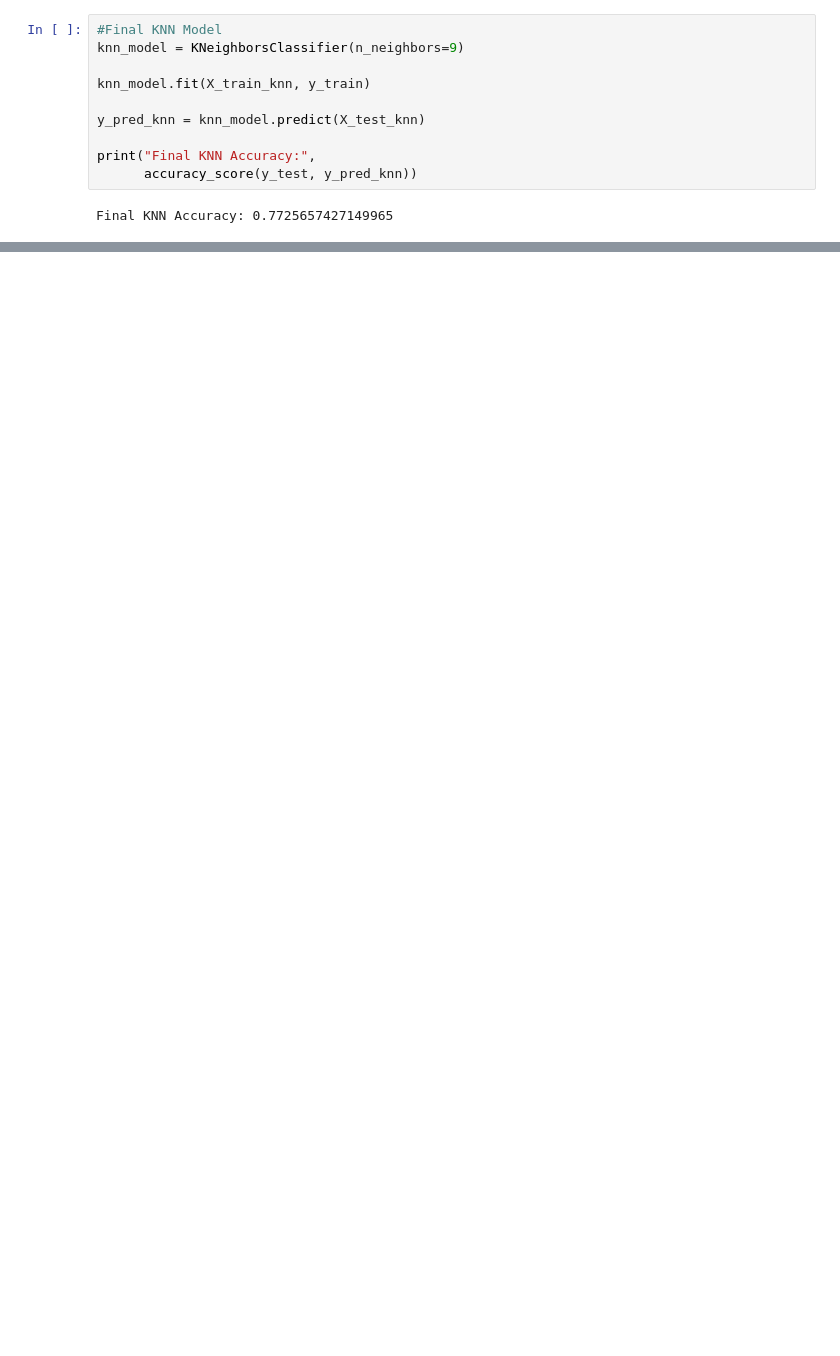
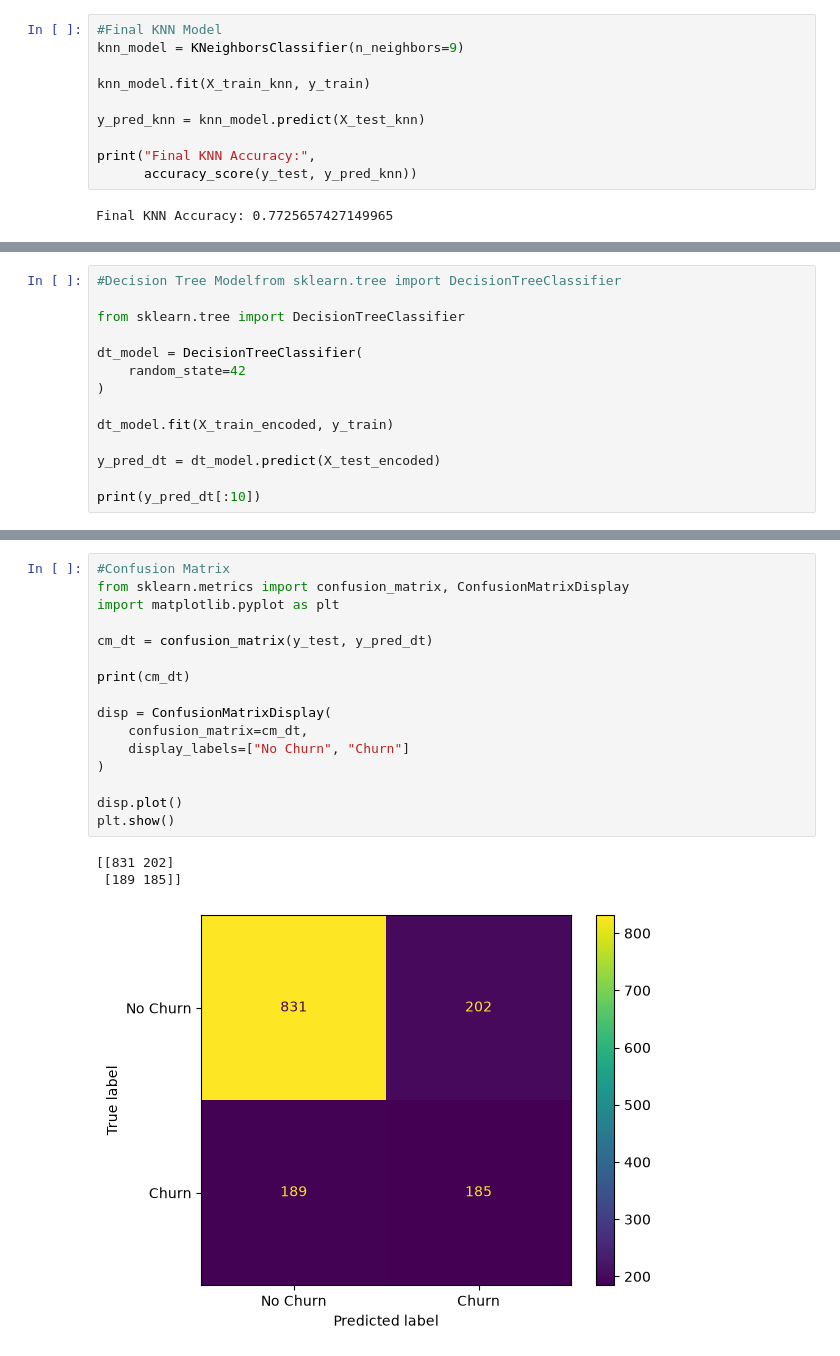
Before and after one commit to vedantparasharcs23-prog/-Machine-Learning-Algorithms, a Jupyter notebook: Projects/Customer-Churn-Prediction/Customer_Churn_Prediction.ipynb, the cells around one changed output, grey strips where cells are left out. Saved outputs shown, nothing was run; the diff lists cells and outputs as text; blank space fills up the shorter version.

Commit message:
Add Decision Tree churn model and evaluation

```diff
--- a/Projects/Customer-Churn-Prediction/Customer_Churn_Prediction.ipynb
+++ b/Projects/Customer-Churn-Prediction/Customer_Churn_Prediction.ipynb
@@ -752,0 +781,14 @@ Final KNN Accuracy: 0.7725657427149965
+# %%
+#Decision Tree Modelfrom sklearn.tree import DecisionTreeClassifier
+
+from sklearn.tree import DecisionTreeClassifier
+
+dt_model = DecisionTreeClassifier(
+    random_state=42
+)
+
+dt_model.fit(X_train_encoded, y_train)
+
+y_pred_dt = dt_model.predict(X_test_encoded)
+
+print(y_pred_dt[:10])
@@ -752,0 +827,20 @@ Final KNN Accuracy: 0.7725657427149965
+# %%
+#Confusion Matrix
+from sklearn.metrics import confusion_matrix, ConfusionMatrixDisplay
+import matplotlib.pyplot as plt
+
+cm_dt = confusion_matrix(y_test, y_pred_dt)
+
+print(cm_dt)
+
+disp = ConfusionMatrixDisplay(
+    confusion_matrix=cm_dt,
+    display_labels=["No Churn", "Churn"]
+)
+
+disp.plot()
+plt.show()
+# %% [output]
+[[831 202]
+ [189 185]]
+[figure, added]
```
Also changed, not shown: parts of 18 cells of this notebook.
